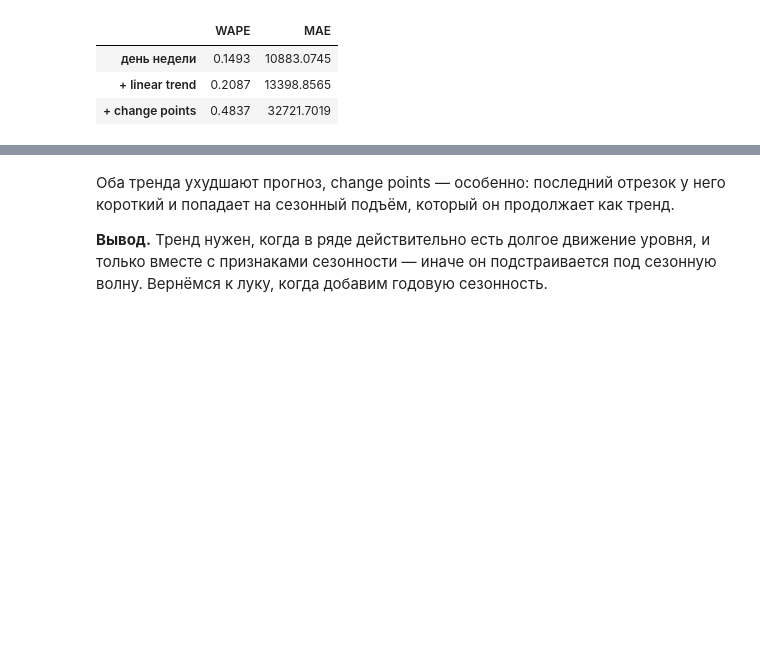
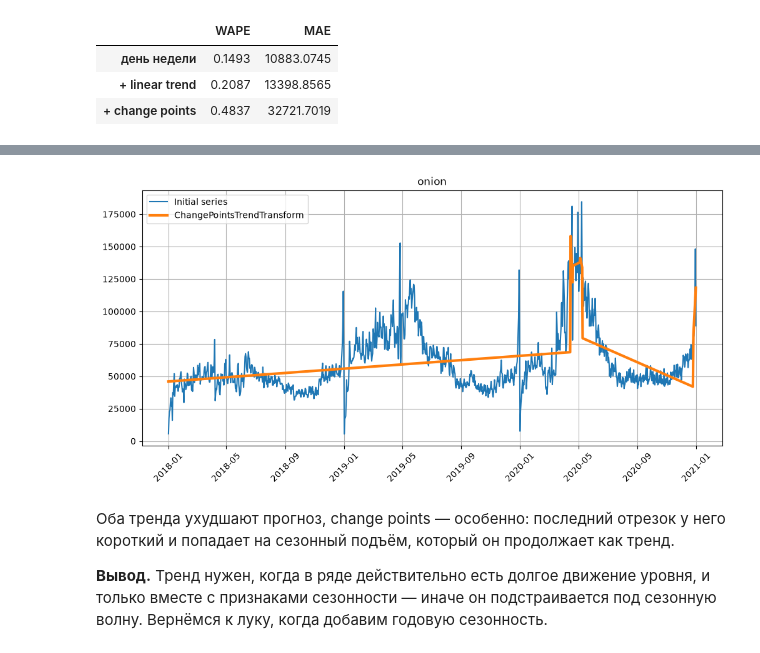
Before and after one commit to alex-hse-repository/time-series-cu-2026, a Jupyter notebook: week_7/part_1/1. Постановка и календарные признаки.ipynb, the cells around one changed output, grey strips where cells are left out. Cells and saved outputs as stored; diff of their text form; code cells hidden in the pictures; blank space fills up the shorter version.

```diff
--- a/week_7/part_1/1. Постановка и календарные признаки.ipynb
+++ b/week_7/part_1/1. Постановка и календарные признаки.ipynb
@@ -240,3 +267,8 @@ common.compare(
+# %%
+onion_copy = deepcopy(onion)
+plot_trend(onion_copy, [ChangePointsTrendTransform(in_column="target")])
+# %% [output]
+[figure, added]
 # %% [markdown]
 Оба тренда ухудшают прогноз, change points — особенно: последний отрезок у него короткий
 и попадает на сезонный подъём, который он продолжает как тренд.
```
Also changed, not shown: parts of 16 cells of this notebook, 4 other files.
